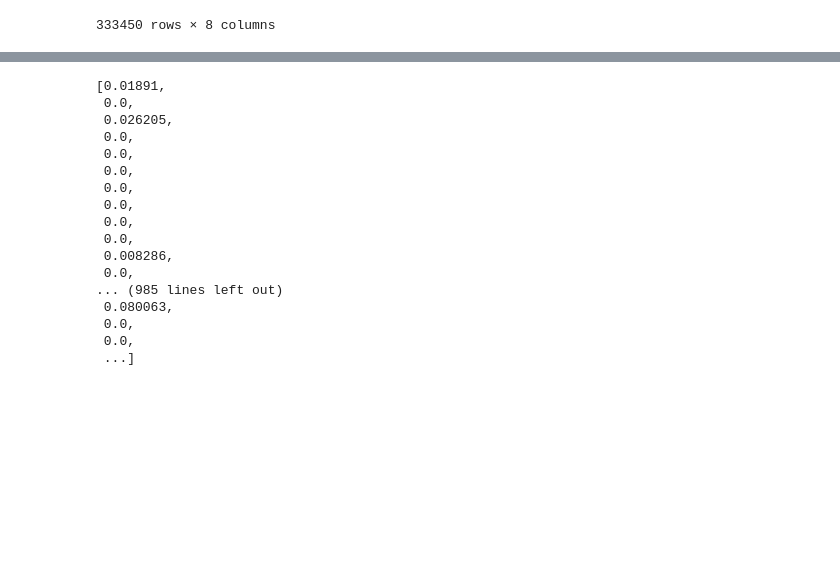
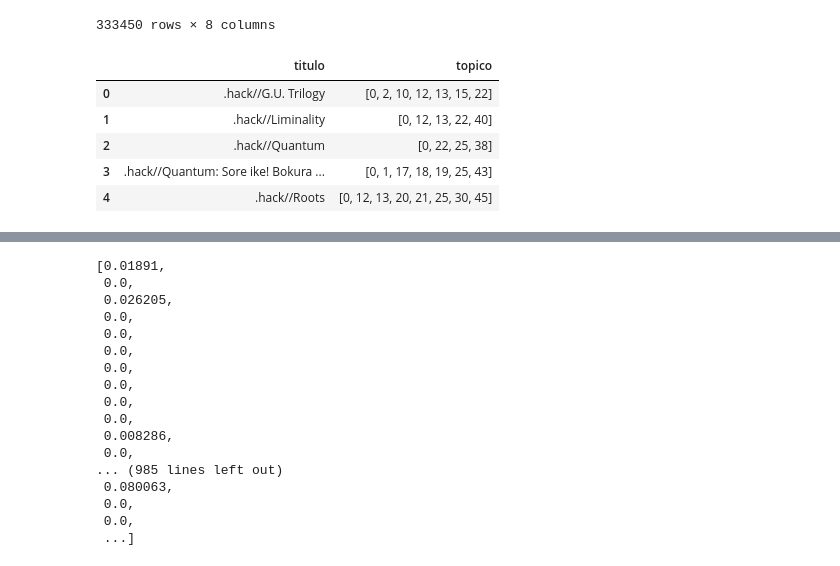
Before and after one commit to juanjorgegarcia/MAL-Social-Network-Analysis, a Jupyter notebook: Untitled.ipynb, the cells around one changed output, grey strips where cells are left out. Cells and saved outputs as stored; diff of their text form; code cells hidden in the pictures; blank space fills up the shorter version.

```diff
--- a/Untitled.ipynb
+++ b/Untitled.ipynb
@@ -98 +106,11 @@ g_animetopic_filter
+# %%
+df2= df.head()
+df2
+# %% [output]
+|  | titulo | topico |
+| 0 | .hack//G.U. Trilogy | [0, 2, 10, 12, 13, 15, 22] |
+| 1 | .hack//Liminality | [0, 12, 13, 22, 40] |
+| 2 | .hack//Quantum | [0, 22, 25, 38] |
+| 3 | .hack//Quantum: Sore ike! Bokura ... | [0, 1, 17, 18, 19, 25, 43] |
+| 4 | .hack//Roots | [0, 12, 13, 20, 21, 25, 30, 45] |
 # %%
```
Also changed, not shown: parts of 3 cells of this notebook.
